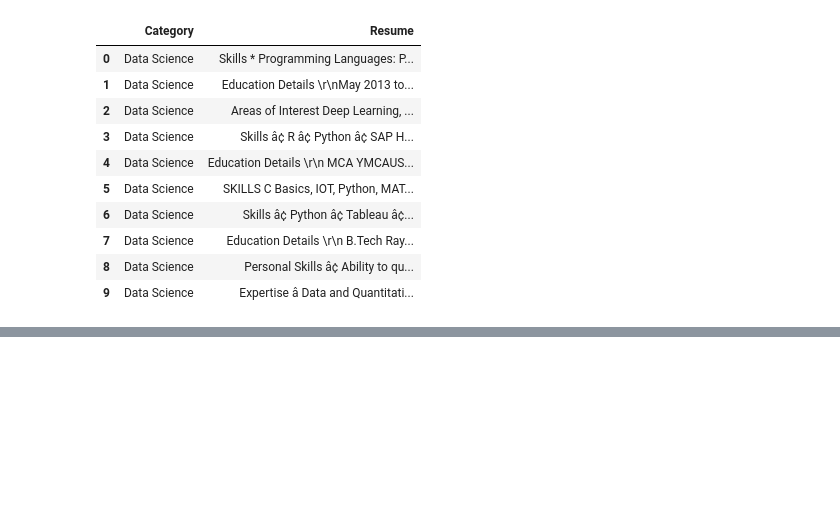
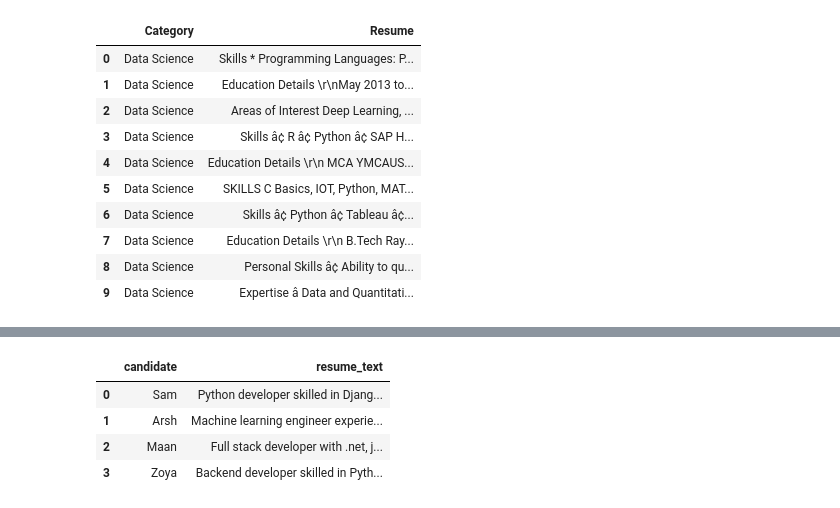
Before and after one commit to sabrienaamran-eng/aimltraining, a Jupyter notebook: Day-25/ResumeSkillsSummaryNLP_Example.ipynb, the cells around one changed output, grey strips where cells are left out. Saved outputs shown, nothing was run; the diff lists cells and outputs as text; code cells hidden in the pictures; blank space fills up the shorter version.

```diff
--- a/Day-25/ResumeSkillsSummaryNLP_Example.ipynb
+++ b/Day-25/ResumeSkillsSummaryNLP_Example.ipynb
@@ -25,0 +101,8 @@ print('\n Columns')
+# %%
+df
+# %% [output]
+|  | candidate | resume_text |
+| 0 | Sam | Python developer skilled in Djang... |
+| 1 | Arsh | Machine learning engineer experie... |
+| 2 | Maan | Full stack developer with .net, j... |
+| 3 | Zoya | Backend developer skilled in Pyth... |
```
Also changed, not shown: parts of 14 cells of this notebook, 5 other files.
